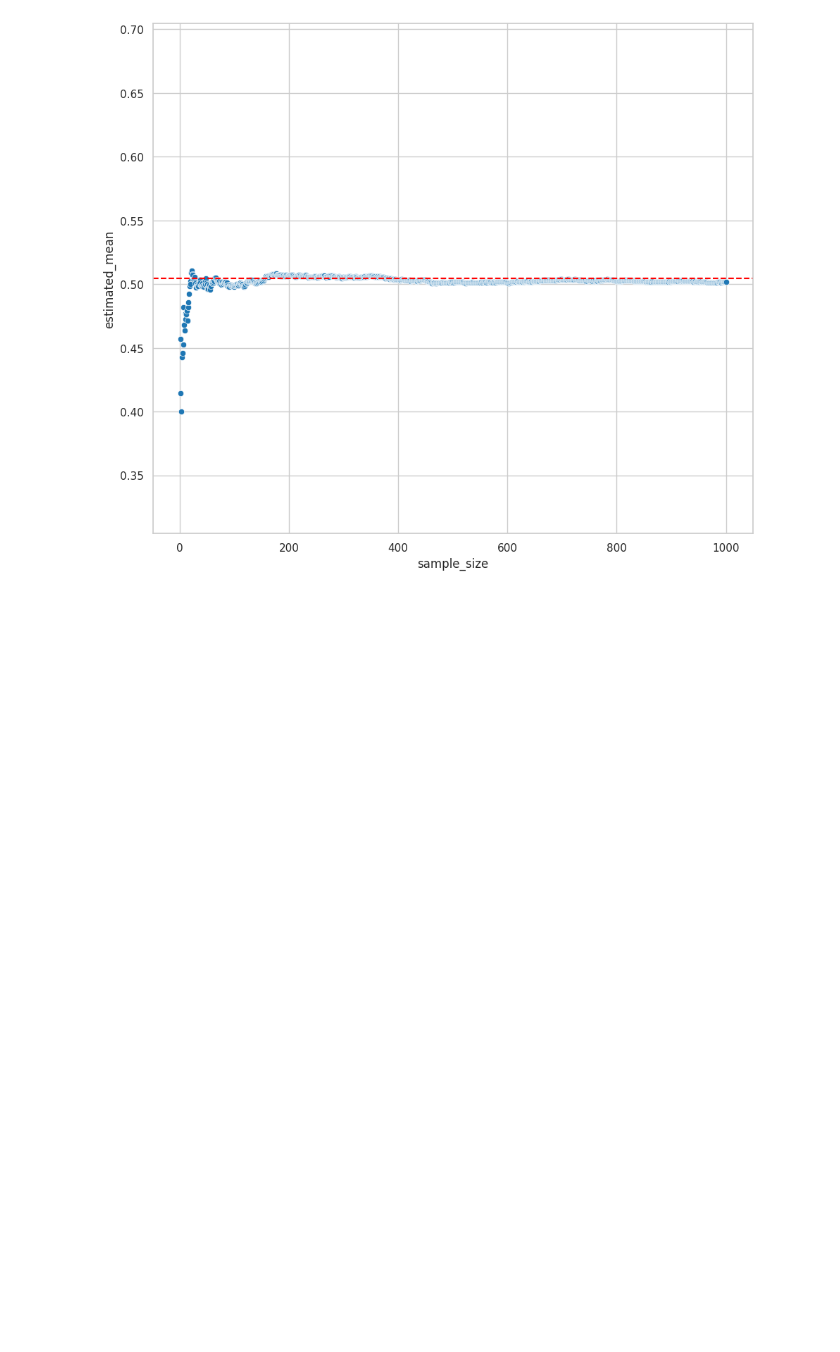
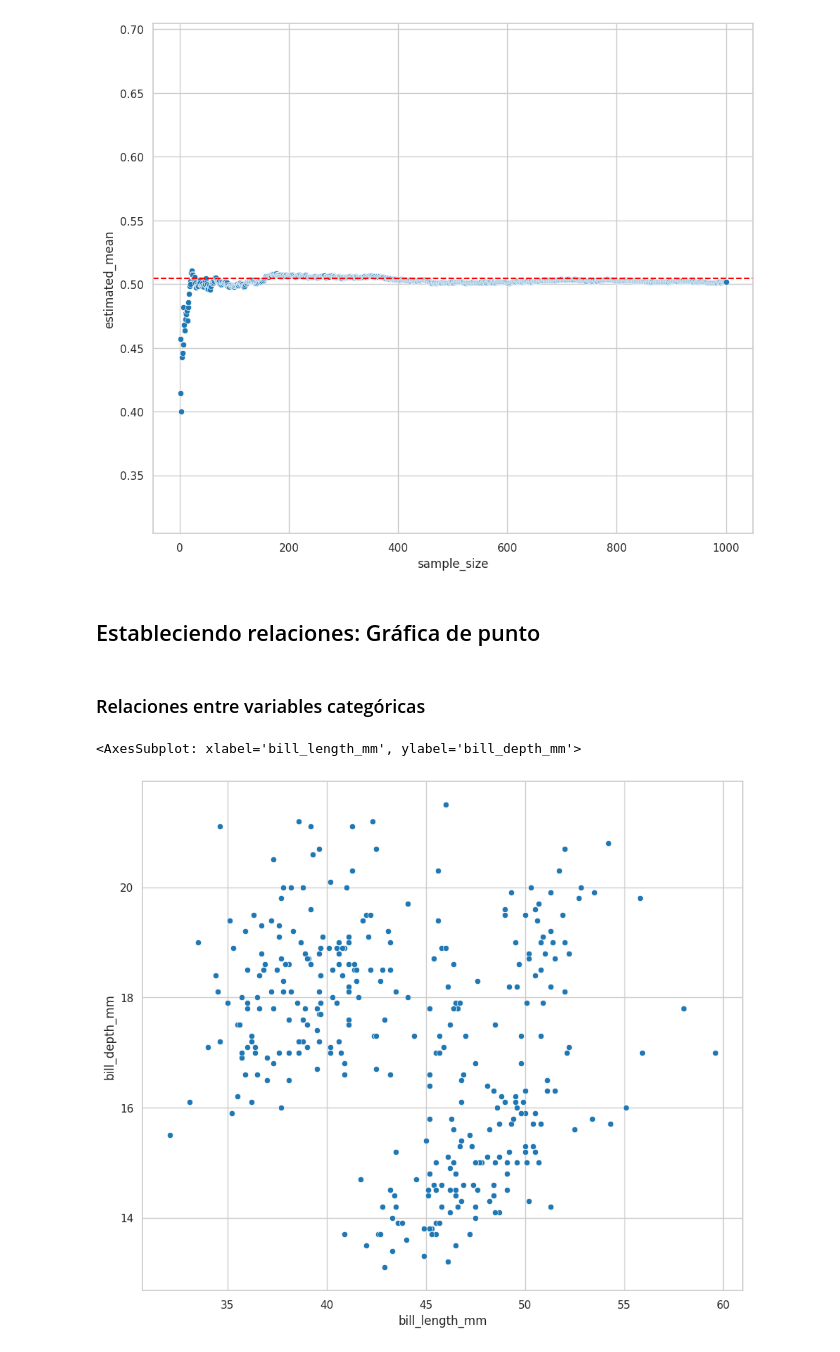
Before and after one commit to electrojam/Curso-de-Analisis-Exploratorio-de-Datos, a Jupyter notebook: 1-conociendo nuestros datos.ipynb, the cells around one changed output. Saved outputs shown, nothing was run; the diff lists cells and outputs as text; code cells hidden in the pictures; blank space fills up the shorter version.

Commit message:
Estableciendo relaciones: gráficos de puntos

```diff
--- a/1-conociendo nuestros datos.ipynb
+++ b/1-conociendo nuestros datos.ipynb
@@ -1166,3 +1166,16 @@ plt.ylim([sex_numeric.mean() - 0.20, sex_numeric.mean() + 0.20])
 # %% [output]
 (0.30450450450450445, 0.7045045045045044)
 [figure]
+# %% [markdown]
+## Estableciendo relaciones: Gráfica de punto
+# %% [markdown]
+### Relaciones entre variables categóricas
+# %%
+sns.scatterplot(
+    data=processed_penguins_df,
+    x='bill_length_mm',
+    y='bill_depth_mm'
+)
+# %% [output]
+<AxesSubplot: xlabel='bill_length_mm', ylabel='bill_depth_mm'>
+[figure, added]
```
Also changed, not shown: parts of 7 cells of this notebook.
